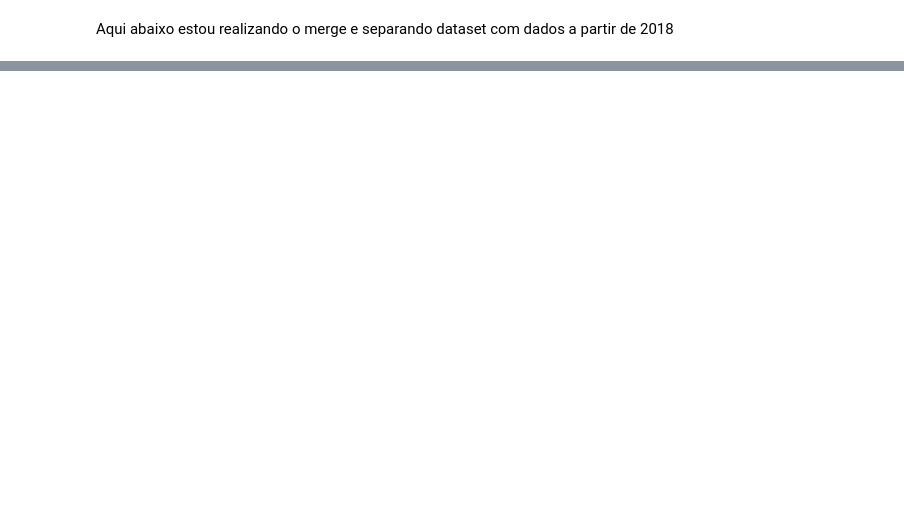
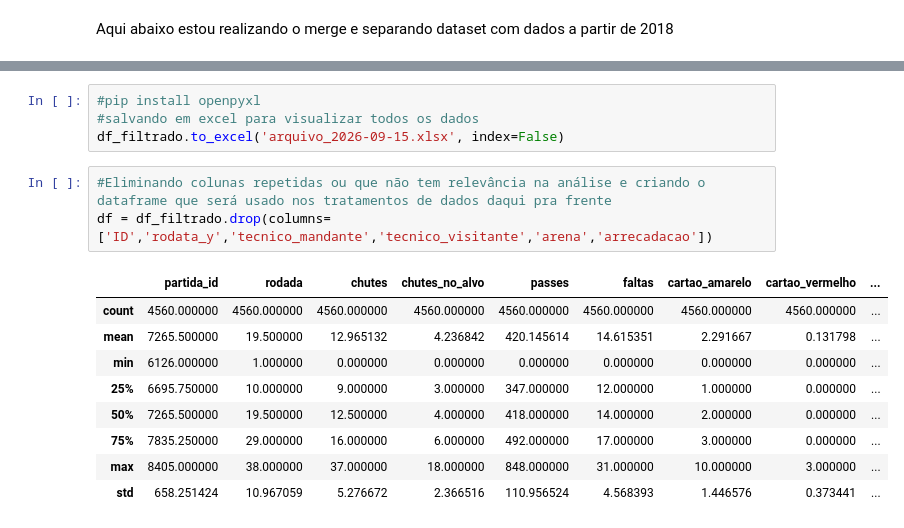
Before and after one commit to CharleneSantos/Caixaverso-FC5, a Jupyter notebook: notebooks/analises.ipynb, the cells around one changed output, grey strips where cells are left out. Drawn from its saved outputs; the diff is of its cells as text; blank space fills up the shorter version.

```diff
--- a/notebooks/analises.ipynb
+++ b/notebooks/analises.ipynb
@@ -58,0 +118,17 @@ df_filtrado.info()
+# %%
+#pip install openpyxl
+#salvando em excel para visualizar todos os dados
+df_filtrado.to_excel('arquivo_2026-09-15.xlsx', index=False)
+# %%
+#Eliminando colunas repetidas ou que não tem relevância na análise e criando o dataframe que será usado nos tratamentos de dados daqui pra frente
+df = df_filtrado.drop(columns=['ID','rodata_y','tecnico_mandante','tecnico_visitante','arena','arrecadacao'])
+# %% [output]
+|  | partida_id | rodada | chutes | chutes_no_alvo | passes | faltas | cartao_amarelo | cartao_vermelho | ... |
+| count | 4560.000000 | 4560.000000 | 4560.000000 | 4560.000000 | 4560.000000 | 4560.000000 | 4560.000000 | 4560.000000 | ... |
+| mean | 7265.500000 | 19.500000 | 12.965132 | 4.236842 | 420.145614 | 14.615351 | 2.291667 | 0.131798 | ... |
+| min | 6126.000000 | 1.000000 | 0.000000 | 0.000000 | 0.000000 | 0.000000 | 0.000000 | 0.000000 | ... |
+| 25% | 6695.750000 | 10.000000 | 9.000000 | 3.000000 | 347.000000 | 12.000000 | 1.000000 | 0.000000 | ... |
+| 50% | 7265.500000 | 19.500000 | 12.500000 | 4.000000 | 418.000000 | 14.000000 | 2.000000 | 0.000000 | ... |
+| 75% | 7835.250000 | 29.000000 | 16.000000 | 6.000000 | 492.000000 | 17.000000 | 3.000000 | 0.000000 | ... |
+| max | 8405.000000 | 38.000000 | 37.000000 | 18.000000 | 848.000000 | 31.000000 | 10.000000 | 3.000000 | ... |
+| std | 658.251424 | 10.967059 | 5.276672 | 2.366516 | 110.956524 | 4.568393 | 1.446576 | 0.373441 | ... |
```
Also changed, not shown: parts of 29 cells of this notebook, 2 other files.
